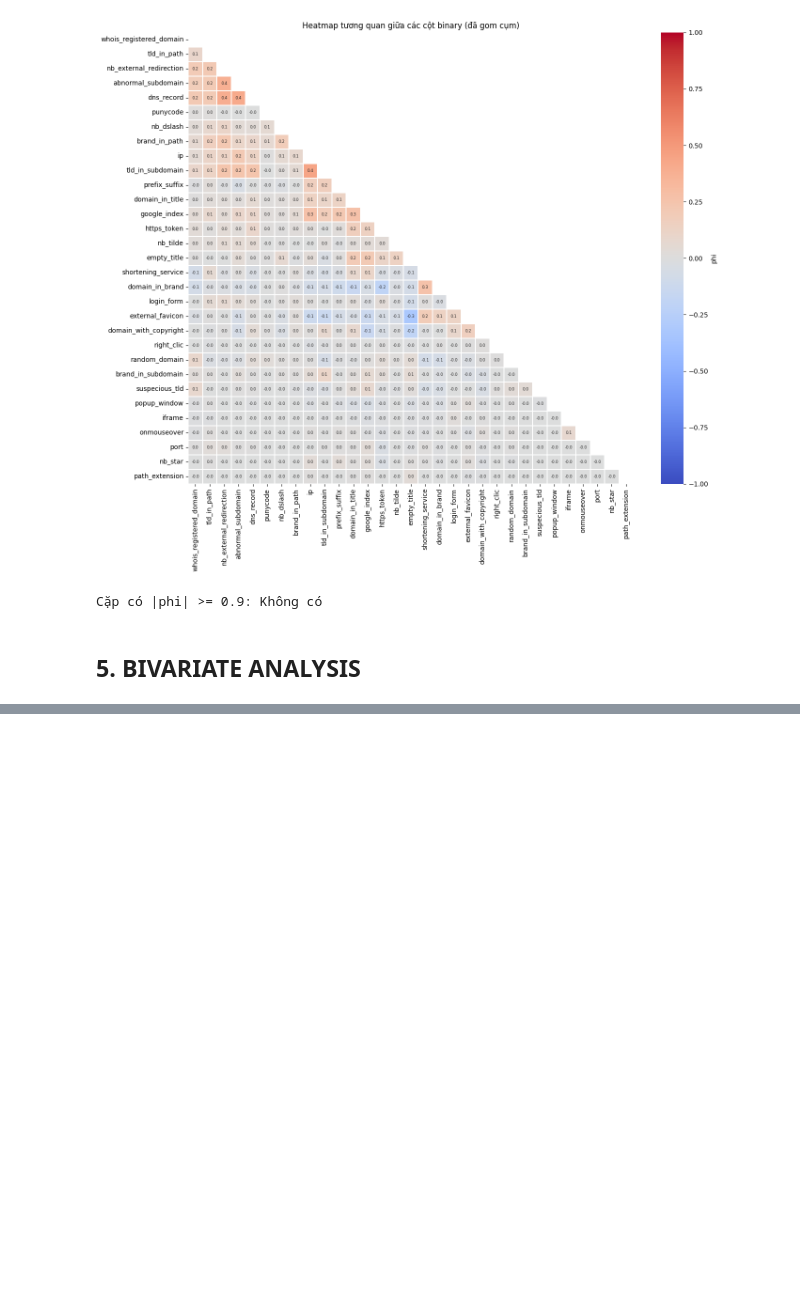
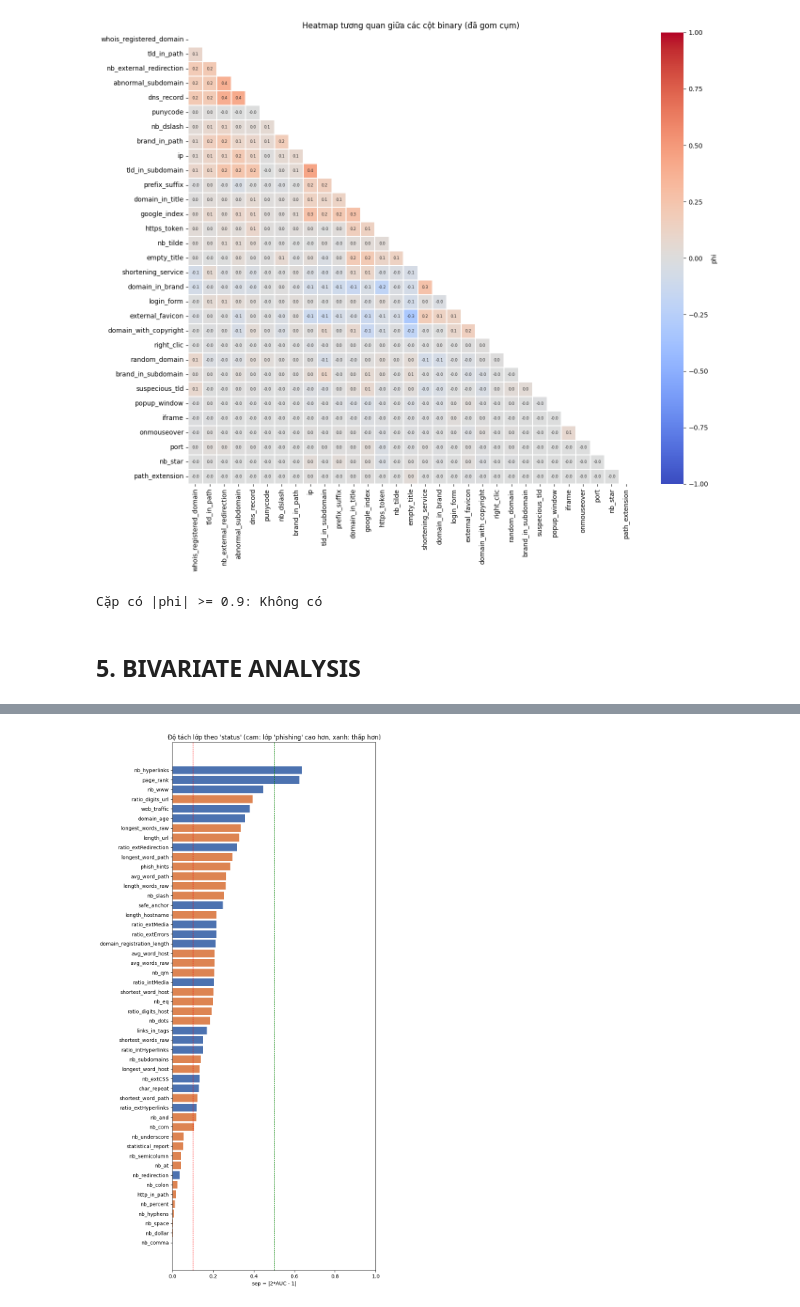
Before and after one commit to xuancuong1019/optimization_algorithm_phishing_detection, a Jupyter notebook: notebooks/01_exploratory_data_analysis.ipynb, the cells around one changed output, grey strips where cells are left out. Cells and saved outputs as stored; diff of their text form; code cells hidden in the pictures; blank space fills up the shorter version.

```diff
--- a/notebooks/01_exploratory_data_analysis.ipynb
+++ b/notebooks/01_exploratory_data_analysis.ipynb
@@ -266,3 +263,23 @@ if not high.empty: print(high.round(3).to_string(index=False))
 Cặp có |phi| >= 0.9: Không có
 # %% [markdown]
 ## 5. BIVARIATE ANALYSIS
+# %%
+# =====================================
+# SET UP
+# =====================================
+%load_ext autoreload
+%autoreload 2
+import sys; sys.path.append("..")
+import pandas as pd
+from src.eda.bivariate import BivariateAnalyzer
+
+pd.set_option("display.max_columns", None); pd.set_option("display.width", None)
+pd.set_option("display.max_rows", 100)
+
+df = pd.read_csv("../data/raw/dataset_B_05_2020.csv")
+nun = df.select_dtypes("number").nunique()
+cont_cols = nun[nun > 2].index.tolist()
+bin_cols  = nun[nun == 2].index.tolist()
+
+ba = BivariateAnalyzer(df, target="status", cont_cols=cont_cols,
+                       bin_cols=bin_cols, positive="phishing")
@@ -268,0 +316,5 @@ Cặp có |phi| >= 0.9: Không có
+# %%
+# ===== A2: Xếp hạng độ tách lớp =====
+_ = ba.plot_target_rank()
+# %% [output]
+[figure, added]
```
Also changed, not shown: parts of 14 cells of this notebook, 1 other file.
